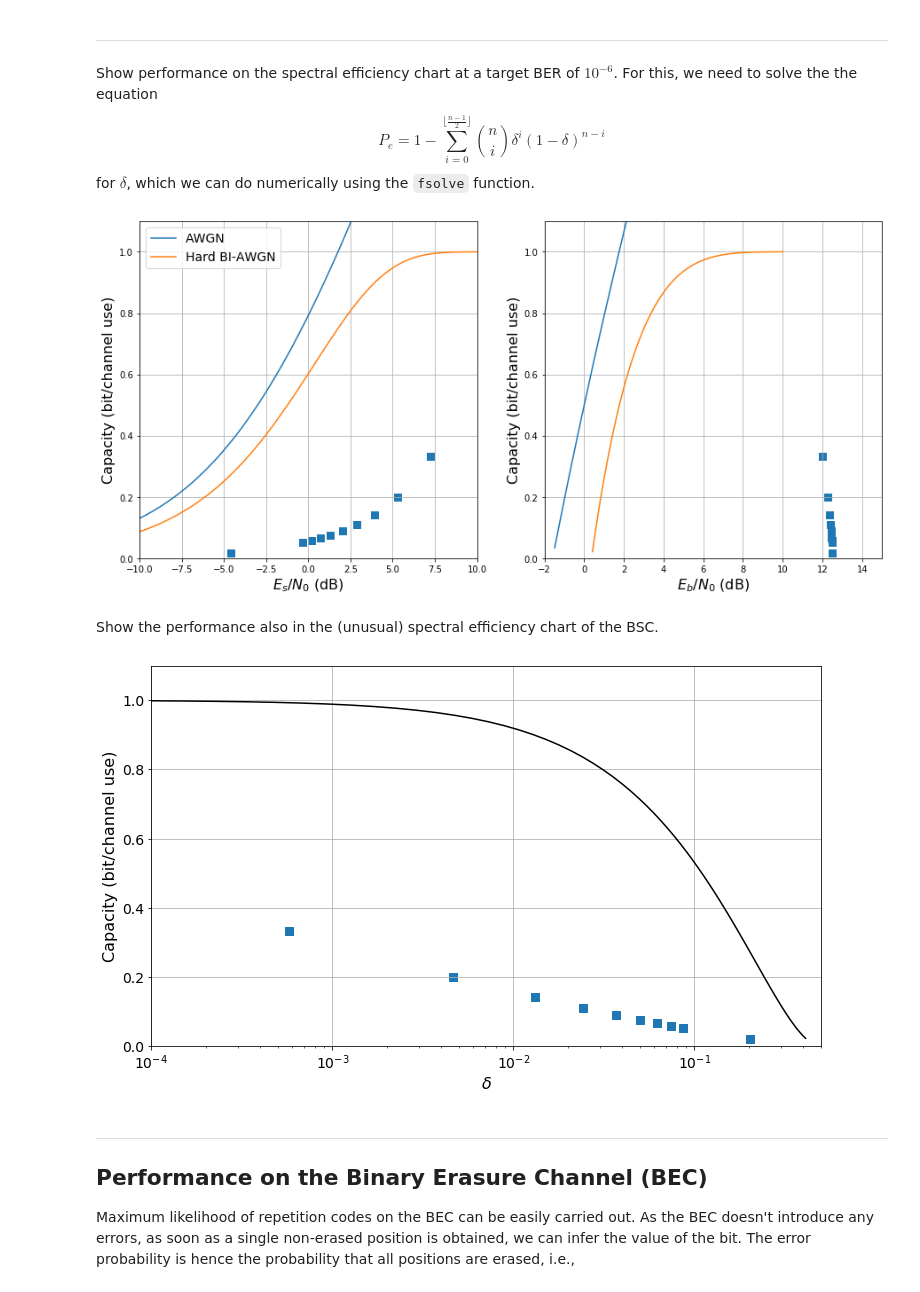
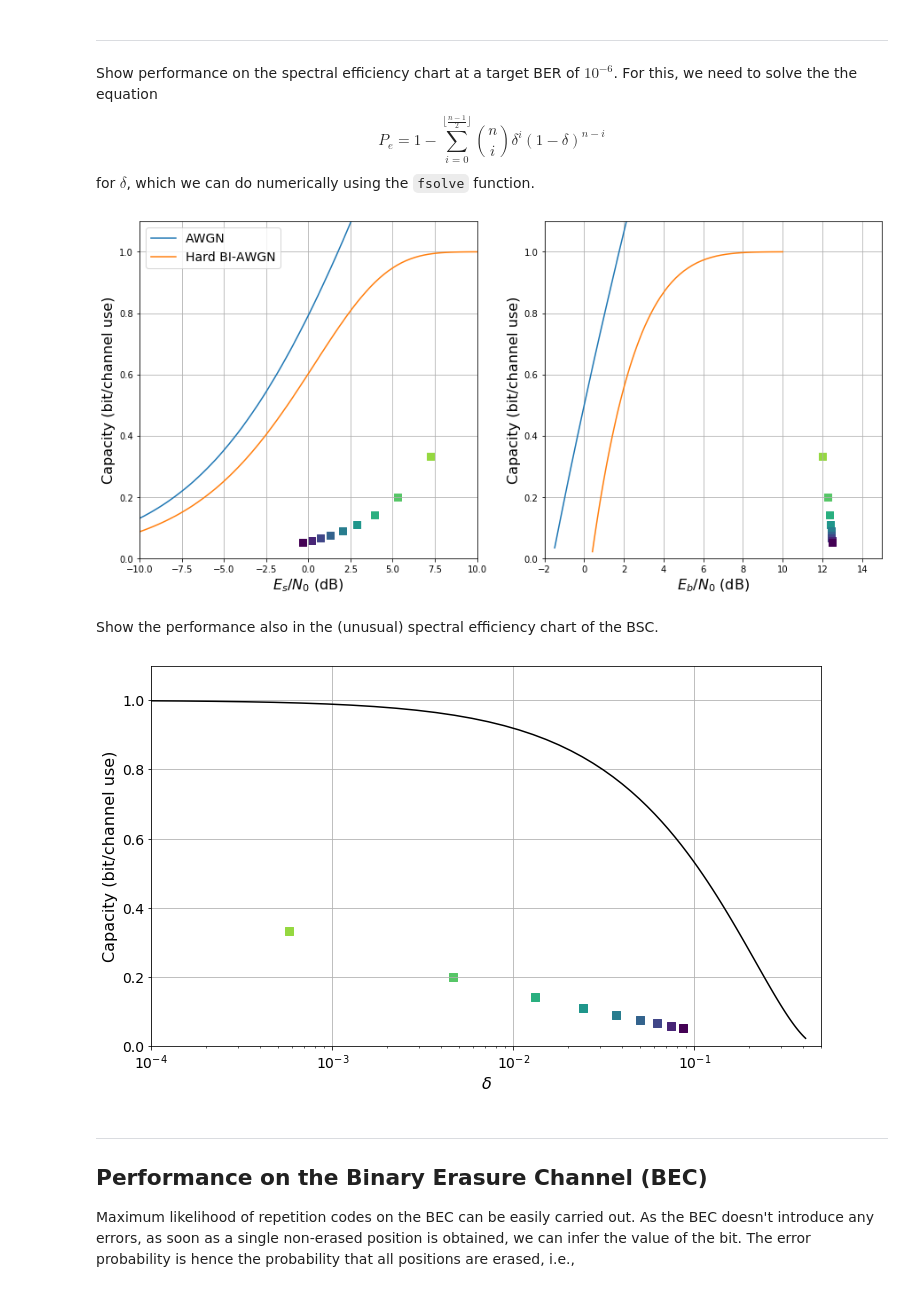
Before and after one commit to kit-cel/lecture-examples, a Jupyter notebook: cc2/ch2_Codes_Basic_Concepts/Repetition_Codes.ipynb, the cells around one changed output. Saved outputs shown, nothing was run; the diff lists cells and outputs as text; code cells hidden in the pictures.

Commit message:
added more color and removed unnecessary lines

```diff
--- a/cc2/ch2_Codes_Basic_Concepts/Repetition_Codes.ipynb
+++ b/cc2/ch2_Codes_Basic_Concepts/Repetition_Codes.ipynb
@@ -30,12 +30,14 @@ esno_linear_range = 10**(esno_dB_range/10)
 delta_range = norm.sf(np.sqrt(2*esno_linear_range))
 
 
-#fig = plt.figure(1,figsize=(15,7))
+# range of repetition codfe lengths
+n_range = np.arange(3,20,2)
+
 fig,ax = plt.subplots(1,2, figsize=(15,7))
 colors = plt.cm.viridis(np.linspace(1,0,20))
 
 legend = []
-for n in np.arange(3,20,2):
+for n in n_range:
     rate = 1/n
 
     # compute Eb/N0 with the corresponding rate
@@ -62,5 +64,5 @@ for ai in range(2):
 legend.append('Uncoded')
 ax[0].set_xlim((-8,13))
 ax[1].set_xlim((0,13))
-ax[1].legend(legend,fontsize=14)
+ax[1].legend(legend,fontsize=14);
 # %% [output]
@@ -94,37 +95,36 @@ capacity_AWGN = [0.5*np.log2(1+1/(sigman**2)) for sigman in sigman_range]
 capacity_BIAWGN_hard = [1+delta*np.log2(delta)+(1-delta)*np.log2(1-delta) for delta in delta_range]
 
 # repetition codes
-n_range = [3, 5, 7, 9, 11, 13, 15, 17, 19, 51]
 rate_range = [1/n for n in n_range]
 delta_for_Pe_range = [get_delta_from_Pe(Pe_target, n) for n in n_range]
-esno_dB_for_Pe_range = [10*np.log10(0.5*np.square(norm.isf(delta))) for delta in delta_for_Pe_range]https://stackoverflow.com/questions/14827650/pyplot-scatter-plot-marker-size
+esno_dB_for_Pe_range = [10*np.log10(0.5*np.square(norm.isf(delta))) for delta in delta_for_Pe_range]
 # %%
 fig = plt.figure(1,figsize=(15,7))
 plt.subplot(121)
 plt.plot(esno_dB_range, capacity_AWGN)
 plt.plot(esno_dB_range, capacity_BIAWGN_hard)
-plt.scatter(esno_dB_for_Pe_range, rate_range, marker='s', s=64)
+plt.scatter(esno_dB_for_Pe_range, rate_range, marker='s', c=colors[n_range,:], s=64)
 plt.xlim((-10,10))
 plt.ylim((0,1.1))
 plt.xlabel('$E_s/N_0$ (dB)',fontsize=16)
 plt.ylabel('Capacity (bit/channel use)',fontsize=16)
 plt.grid(True)
 plt.legend(['AWGN', 'Hard BI-AWGN'],fontsize=14)
 
 # plot Eb/N0 . Note that in this case, the rate that is used for calculating Eb/N0 is the capcity
 # Eb/N0 = 1/r (Es/N0)
 plt.subplot(122)
 plt.plot(esno_dB_range - 10*np.log10(capacity_AWGN), capacity_AWGN)
 plt.plot(esno_dB_range - 10*np.log10(capacity_BIAWGN_hard), capacity_BIAWGN_hard)
-plt.scatter(esno_dB_for_Pe_range - 10*np.log10(rate_range), rate_range, marker='s', s=64)
+plt.scatter(esno_dB_for_Pe_range - 10*np.log10(rate_range), rate_range, marker='s', c=colors[n_range,:], s=64)
 
 plt.xlim((-2,15))
 plt.ylim((0,1.1))
 plt.xlabel('$E_b/N_0$ (dB)',fontsize=16)
 plt.ylabel('Capacity (bit/channel use)',fontsize=16)
 plt.grid(True)
 # %% [output]
-[figure, old version]
+[figure, new version]
 # %% [markdown]
 Show the performance also in the (unusual) spectral efficiency chart of the BSC.
 # %%
@@ -132,7 +132,7 @@ capacity_BSC = [1 + delta*np.log2(delta) + (1-delta)*np.log2(1-delta) for delta
 
 fig = plt.figure(1,figsize=(12,7))
 plt.semilogx(delta_range, capacity_BSC,'k-')
-plt.scatter(delta_for_Pe_range, rate_range, marker='s', s=64)
+plt.scatter(delta_for_Pe_range, rate_range, marker='s', c=colors[n_range,:], s=64)
 
 plt.xlim((1e-4,0.5))
 plt.ylim((0,1.1))
@@ -142,7 +142,7 @@ plt.xticks(fontsize=14)
 plt.yticks(fontsize=14)
 plt.grid(True)
 # %% [output]
-[figure, old version]
+[figure, new version]
 # %% [markdown]
 ***
 ## Performance on the Binary Erasure Channel (BEC)
```
Also changed, not shown: parts of 5 cells of this notebook.
